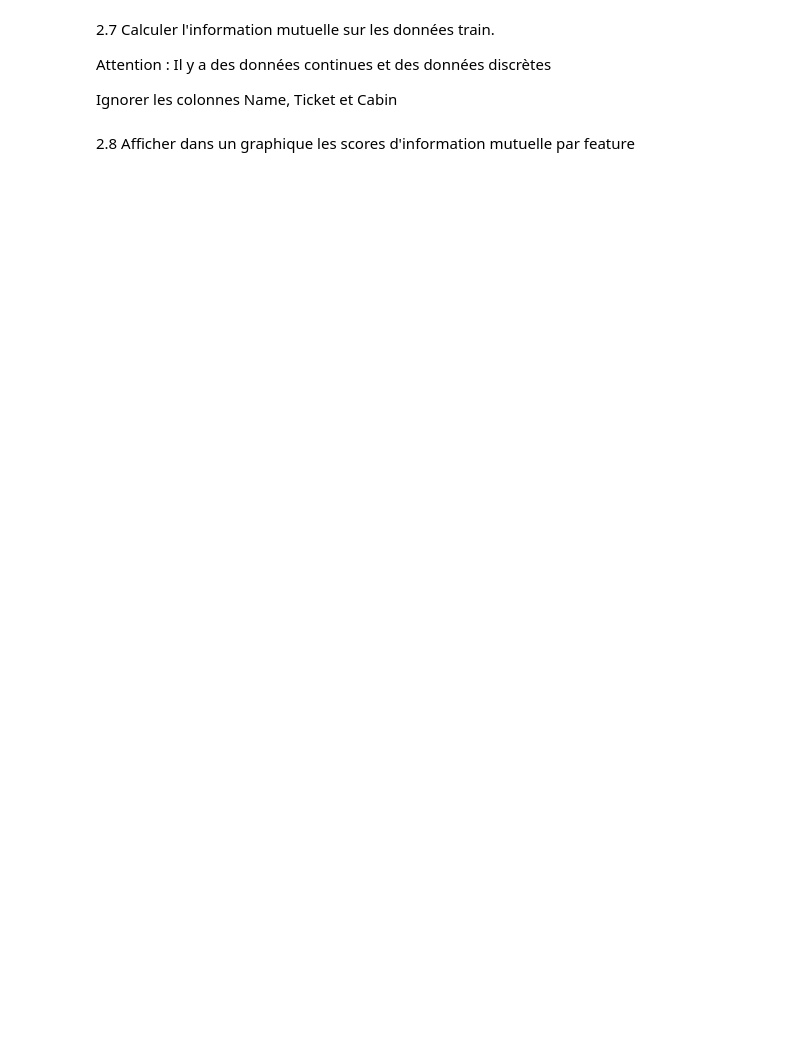
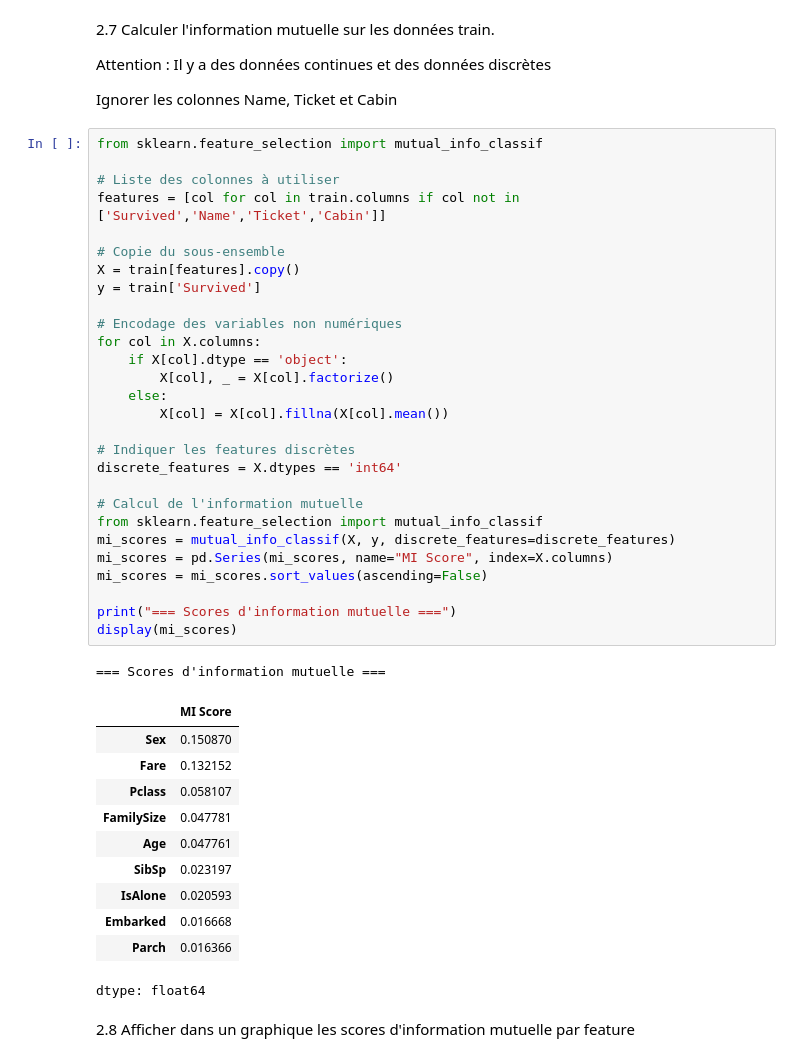
Before and after one commit to ArthurPoncin/Calculs, a Jupyter notebook: CollecteDonnees/tp_collecte.ipynb, the cells around one changed output. Saved outputs shown, nothing was run; the diff lists cells and outputs as text; blank space fills up the shorter version.

```diff
--- a/CollecteDonnees/tp_collecte.ipynb
+++ b/CollecteDonnees/tp_collecte.ipynb
@@ -232,5 +270,46 @@ plt.show()
 Attention : Il y a des données continues et des données discrètes
 
 Ignorer les colonnes Name, Ticket et Cabin
+# %%
+from sklearn.feature_selection import mutual_info_classif
+
+# Liste des colonnes à utiliser
+features = [col for col in train.columns if col not in ['Survived','Name','Ticket','Cabin']]
+
+# Copie du sous-ensemble
+X = train[features].copy()
+y = train['Survived']
+
+# Encodage des variables non numériques
+for col in X.columns:
+    if X[col].dtype == 'object':
+        X[col], _ = X[col].factorize()
+    else:
+        X[col] = X[col].fillna(X[col].mean())
+
+# Indiquer les features discrètes
+discrete_features = X.dtypes == 'int64'
+
+# Calcul de l'information mutuelle
+from sklearn.feature_selection import mutual_info_classif
+mi_scores = mutual_info_classif(X, y, discrete_features=discrete_features)
+mi_scores = pd.Series(mi_scores, name="MI Score", index=X.columns)
+mi_scores = mi_scores.sort_values(ascending=False)
+
+print("=== Scores d'information mutuelle ===")
+display(mi_scores)
+# %% [output]
+=== Scores d'information mutuelle ===
+|  | MI Score |
+| Sex | 0.150870 |
+| Fare | 0.132152 |
+| Pclass | 0.058107 |
+| FamilySize | 0.047781 |
+| Age | 0.047761 |
+| SibSp | 0.023197 |
+| IsAlone | 0.020593 |
+| Embarked | 0.016668 |
+| Parch | 0.016366 |
+dtype: float64
 # %% [markdown]
 2.8 Afficher dans un graphique les scores d'information mutuelle par feature
```
Also changed, not shown: parts of 3 cells of this notebook.
